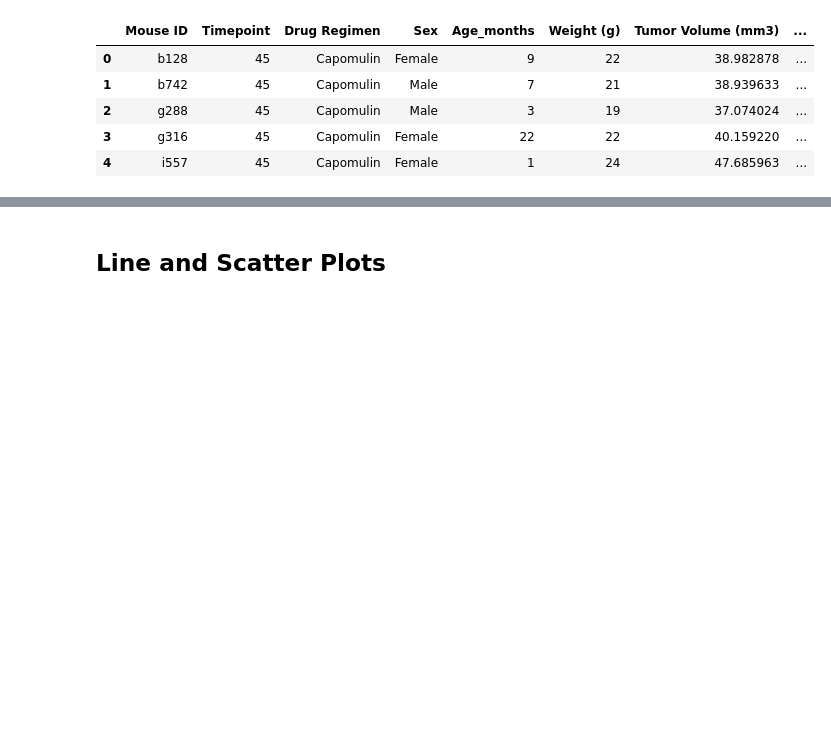
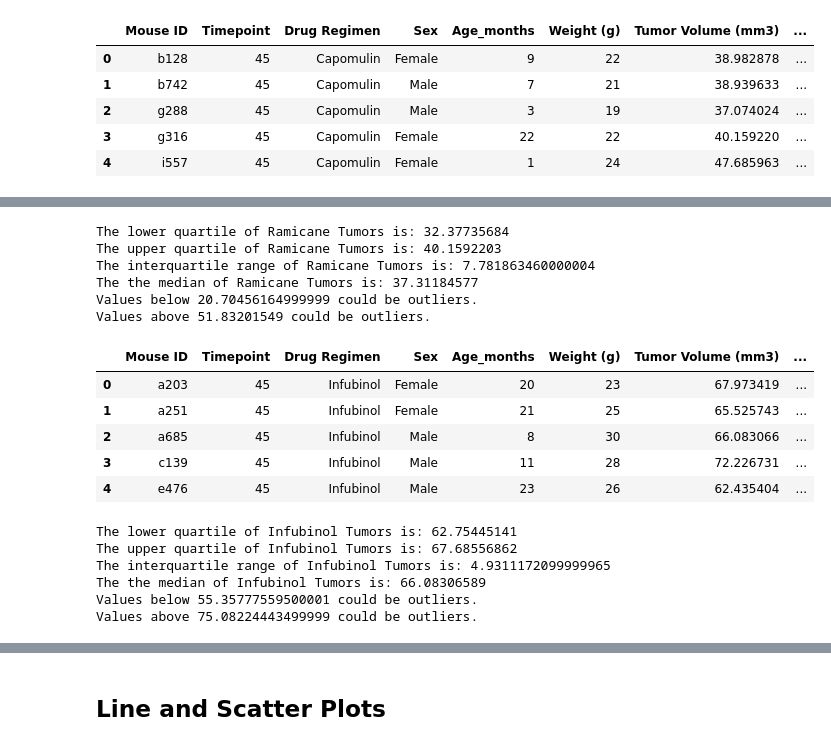
Before and after one commit to swanifereight/matplotlib-challenge, a Jupyter notebook: Pymaceuticals/pymaceuticals_starter.ipynb, the cells around one changed output, grey strips where cells are left out. Saved outputs shown, nothing was run; the diff lists cells and outputs as text; code cells hidden in the pictures; blank space fills up the shorter version.

```diff
--- a/Pymaceuticals/pymaceuticals_starter.ipynb
+++ b/Pymaceuticals/pymaceuticals_starter.ipynb
@@ -299,0 +306,59 @@ Values above 51.83201549 could be outliers.
+# %%
+Ramicane_tums = Ramicane_merge["Tumor Volume (mm3)"]
+quartiles = Ramicane_tums.quantile([.25,.5,.75])
+lowerq = quartiles[0.25]
+upperq = quartiles[0.75]
+iqr = upperq-lowerq
+
+print(f"The lower quartile of Ramicane Tumors is: {lowerq}")
+print(f"The upper quartile of Ramicane Tumors is: {upperq}")
+print(f"The interquartile range of Ramicane Tumors is: {iqr}")
+print(f"The the median of Ramicane Tumors is: {quartiles[0.5]} ")
+
+lower_bound = lowerq - (1.5*iqr)
+upper_bound = upperq + (1.5*iqr)
+print(f"Values below {lower_bound} could be outliers.")
+print(f"Values above {upper_bound} could be outliers.")
+# %% [output]
+The lower quartile of Ramicane Tumors is: 32.37735684
+The upper quartile of Ramicane Tumors is: 40.1592203
+The interquartile range of Ramicane Tumors is: 7.781863460000004
+The the median of Ramicane Tumors is: 37.31184577
+Values below 20.70456164999999 could be outliers.
+Values above 51.83201549 could be outliers.
+# %%
+#Infubinol
+Infubinol_drug = Infubinol_df.groupby("Mouse ID").max()["Timepoint"]
+Infubinol_data = pd.DataFrame(Infubinol_drug)
+Infubinol_merge = pd.merge(Infubinol_data, mouse_combine, on = ("Mouse ID","Timepoint"), how = "left")
+Infubinol_merge.head()
+# %% [output]
+|  | Mouse ID | Timepoint | Drug Regimen | Sex | Age_months | Weight (g) | Tumor Volume (mm3) | ... |
+| 0 | a203 | 45 | Infubinol | Female | 20 | 23 | 67.973419 | ... |
+| 1 | a251 | 45 | Infubinol | Female | 21 | 25 | 65.525743 | ... |
+| 2 | a685 | 45 | Infubinol | Male | 8 | 30 | 66.083066 | ... |
+| 3 | c139 | 45 | Infubinol | Male | 11 | 28 | 72.226731 | ... |
+| 4 | e476 | 45 | Infubinol | Male | 23 | 26 | 62.435404 | ... |
+# %%
+Infubinol_tums = Infubinol_merge["Tumor Volume (mm3)"]
+quartiles = Infubinol_tums.quantile([.25,.5,.75])
+lowerq = quartiles[0.25]
+upperq = quartiles[0.75]
+iqr = upperq-lowerq
+
+print(f"The lower quartile of Infubinol Tumors is: {lowerq}")
+print(f"The upper quartile of Infubinol Tumors is: {upperq}")
+print(f"The interquartile range of Infubinol Tumors is: {iqr}")
+print(f"The the median of Infubinol Tumors is: {quartiles[0.5]} ")
+
+lower_bound = lowerq - (1.5*iqr)
+upper_bound = upperq + (1.5*iqr)
+print(f"Values below {lower_bound} could be outliers.")
+print(f"Values above {upper_bound} could be outliers.")
+# %% [output]
+The lower quartile of Infubinol Tumors is: 62.75445141
+The upper quartile of Infubinol Tumors is: 67.68556862
+The interquartile range of Infubinol Tumors is: 4.9311172099999965
+The the median of Infubinol Tumors is: 66.08306589
+Values below 55.35777559500001 could be outliers.
+Values above 75.08224443499999 could be outliers.
```
Also changed, not shown: parts of 13 cells of this notebook, 1 other file.
